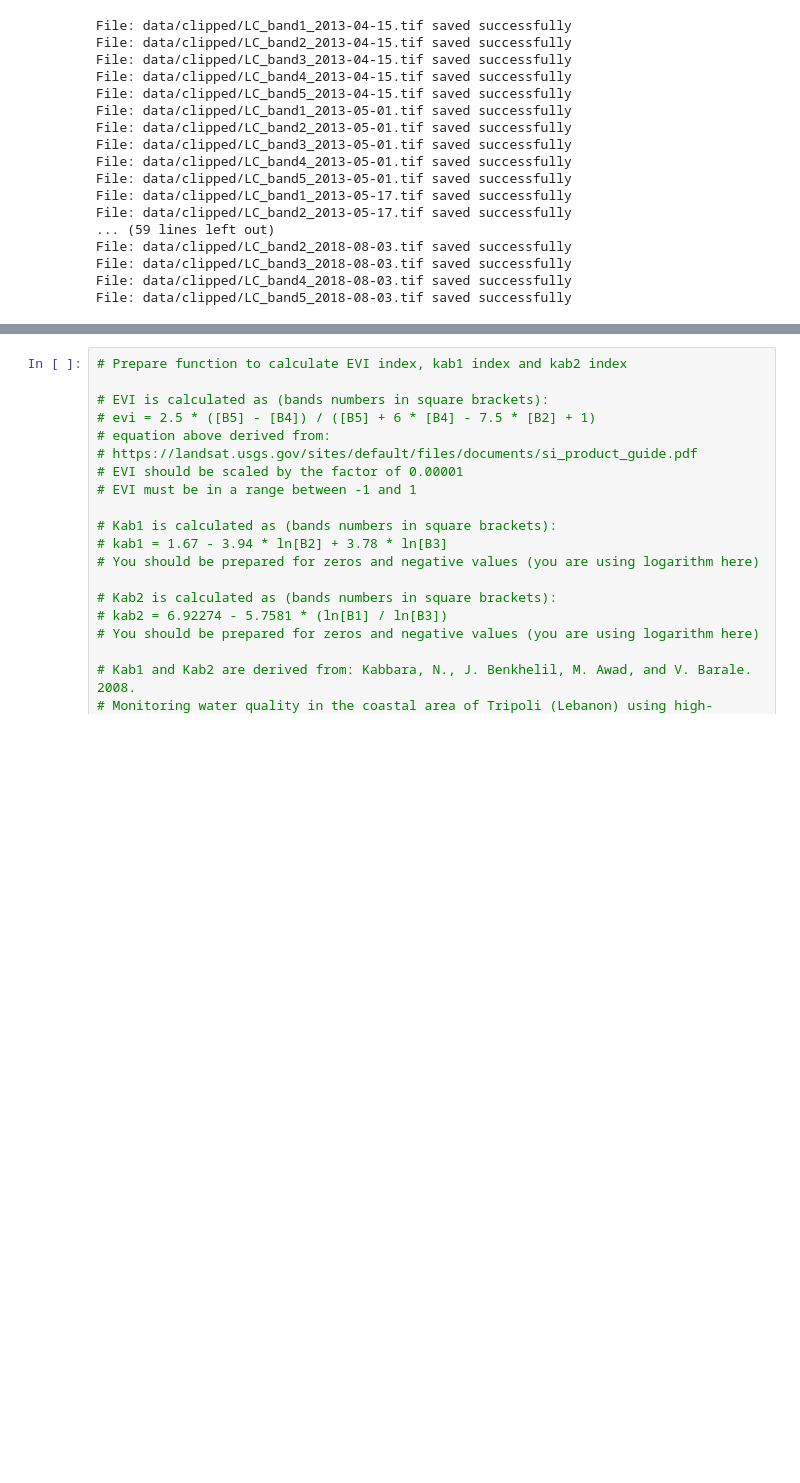
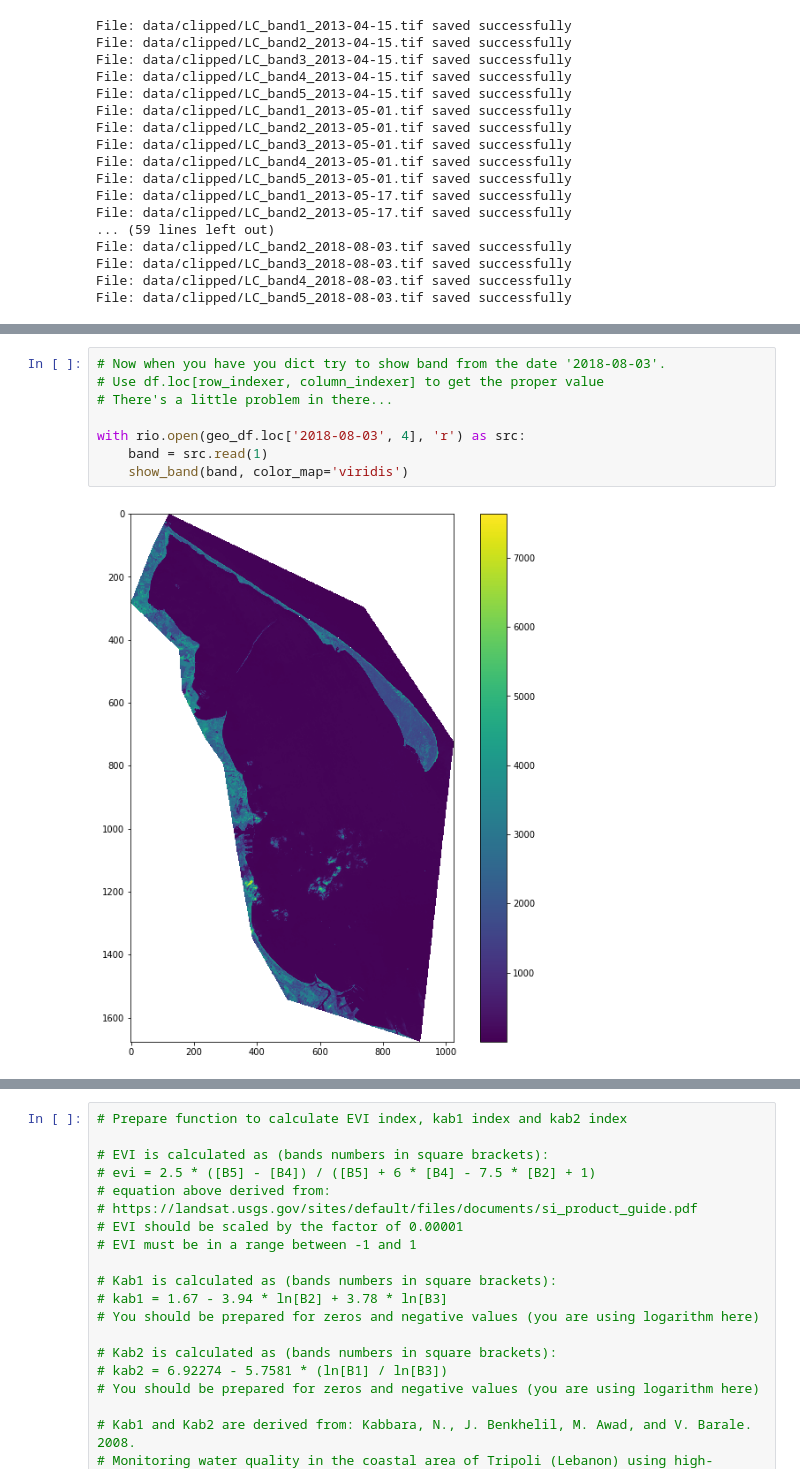
Before and after one commit to feleHaile/projections-clouds-and-Gdansk-Bay, a Jupyter notebook: example_solution.ipynb, the cells around one changed output, grey strips where cells are left out. Drawn from its saved outputs; the diff is of its cells as text; blank space fills up the shorter version.

```diff
--- a/example_solution.ipynb
+++ b/example_solution.ipynb
@@ -472,3 +497,13 @@ geo_df.head()
 | 2013-05-17 | data/clipped/LC_band1_2013-05-17.tif | data/clipped/LC_band2_2013-05-17.tif | data/clipped/LC_band3_2013-05-17.tif | data/clipped/LC_band4_2013-05-17.tif | data/clipped/LC_band5_2013-05-17.tif |
 | 2013-06-18 | data/clipped/LC_band1_2013-06-18.tif | data/clipped/LC_band2_2013-06-18.tif | data/clipped/LC_band3_2013-06-18.tif | data/clipped/LC_band4_2013-06-18.tif | data/clipped/LC_band5_2013-06-18.tif |
 | 2013-08-05 | data/clipped/LC_band1_2013-08-05.tif | data/clipped/LC_band2_2013-08-05.tif | data/clipped/LC_band3_2013-08-05.tif | data/clipped/LC_band4_2013-08-05.tif | data/clipped/LC_band5_2013-08-05.tif |
+# %%
+# Now when you have you dict try to show band from the date '2018-08-03'.
+# Use df.loc[row_indexer, column_indexer] to get the proper value
+# There's a little problem in there...
+
+with rio.open(geo_df.loc['2018-08-03', 4], 'r') as src:
+    band = src.read(1)
+    show_band(band, color_map='viridis')
+# %% [output]
+[figure, added]
```
Also changed, not shown: parts of 3 cells of this notebook.
